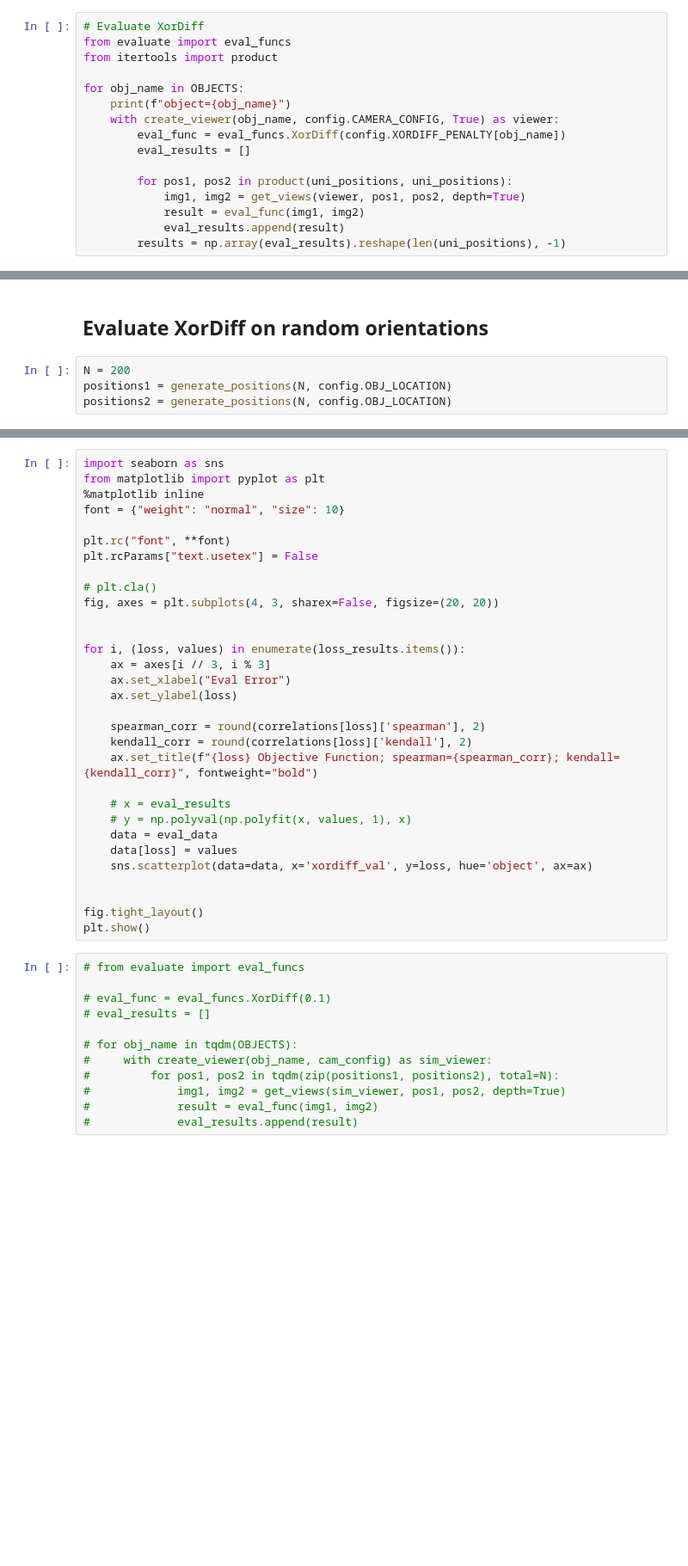
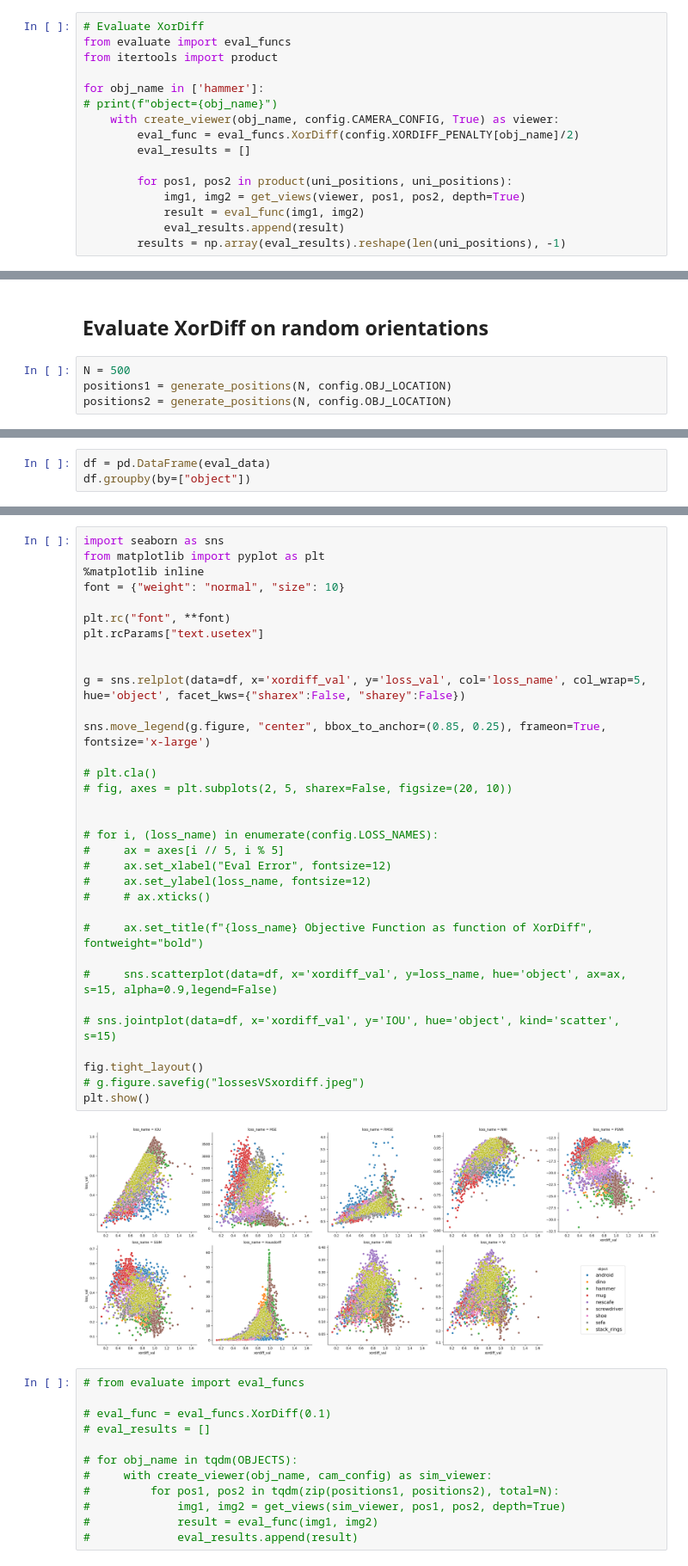
Before and after one commit to giladfrid009/3DoF-Orient-Detection, a Jupyter notebook: loss_evaluator.ipynb, the cells around one changed output, grey strips where cells are left out. Shown at 86% size. Saved outputs shown, nothing was run; the diff lists cells and outputs as text; blank space fills up the shorter version.

```diff
--- a/loss_evaluator.ipynb
+++ b/loss_evaluator.ipynb
@@ -212,10 +199,10 @@ with create_viewer(object_name, config.CAMERA_CONFIG, True) as viewer:
 from evaluate import eval_funcs
 from itertools import product
 
-for obj_name in OBJECTS:
-    print(f"object={obj_name}")
+for obj_name in ['hammer']:
+# print(f"object={obj_name}")
     with create_viewer(obj_name, config.CAMERA_CONFIG, True) as viewer:
-        eval_func = eval_funcs.XorDiff(config.XORDIFF_PENALTY[obj_name])
+        eval_func = eval_funcs.XorDiff(config.XORDIFF_PENALTY[obj_name]/2)
         eval_results = []
 
         for pos1, pos2 in product(uni_positions, uni_positions):
@@ -249,7 +241,7 @@ ax.set_ylabel("XorDiff value")
 # %% [markdown]
 ## Evaluate XorDiff on random orientations
 # %%
-N = 200
+N = 500
 positions1 = generate_positions(N, config.OBJ_LOCATION)
 positions2 = generate_positions(N, config.OBJ_LOCATION)
 # %%
@@ -282,0 +271,3 @@ for obj_name in tqdm(OBJECTS):
+# %%
+df = pd.DataFrame(eval_data)
+df.groupby(by=["object"])
@@ -299,34 +308,38 @@ g.figure.tight_layout()
 # %%
 import seaborn as sns
 from matplotlib import pyplot as plt
 %matplotlib inline
 font = {"weight": "normal", "size": 10}
 
 plt.rc("font", **font)
-plt.rcParams["text.usetex"] = False
+plt.rcParams["text.usetex"]
+
+
+g = sns.relplot(data=df, x='xordiff_val', y='loss_val', col='loss_name', col_wrap=5, hue='object', facet_kws={"sharex":False, "sharey":False})
+
+sns.move_legend(g.figure, "center", bbox_to_anchor=(0.85, 0.25), frameon=True, fontsize='x-large')
 
 # plt.cla()
-fig, axes = plt.subplots(4, 3, sharex=False, figsize=(20, 20))
+# fig, axes = plt.subplots(2, 5, sharex=False, figsize=(20, 10))
 
 
-for i, (loss, values) in enumerate(loss_results.items()):
-    ax = axes[i // 3, i % 3]
-    ax.set_xlabel("Eval Error")
-    ax.set_ylabel(loss)
+# for i, (loss_name) in enumerate(config.LOSS_NAMES):
+#     ax = axes[i // 5, i % 5]
+#     ax.set_xlabel("Eval Error", fontsize=12)
+#     ax.set_ylabel(loss_name, fontsize=12)
+#     # ax.xticks()
 
-    spearman_corr = round(correlations[loss]['spearman'], 2)
-    kendall_corr = round(correlations[loss]['kendall'], 2)
-    ax.set_title(f"{loss} Objective Function; spearman={spearman_corr}; kendall={kendall_corr}", fontweight="bold")
+#     ax.set_title(f"{loss_name} Objective Function as function of XorDiff", fontweight="bold")
 
-    # x = eval_results
-    # y = np.polyval(np.polyfit(x, values, 1), x)
-    data = eval_data
-    data[loss] = values
-    sns.scatterplot(data=data, x='xordiff_val', y=loss, hue='object', ax=ax)
+#     sns.scatterplot(data=df, x='xordiff_val', y=loss_name, hue='object', ax=ax, s=15, alpha=0.9,legend=False)
 
+# sns.jointplot(data=df, x='xordiff_val', y='IOU', hue='object', kind='scatter', s=15)
 
 fig.tight_layout()
+# g.figure.savefig("lossesVSxordiff.jpeg")
 plt.show()
+# %% [output]
+[figure, added]
 # %%
 # from evaluate import eval_funcs
 
```
Also changed, not shown: parts of 12 cells of this notebook, 26 other files.
